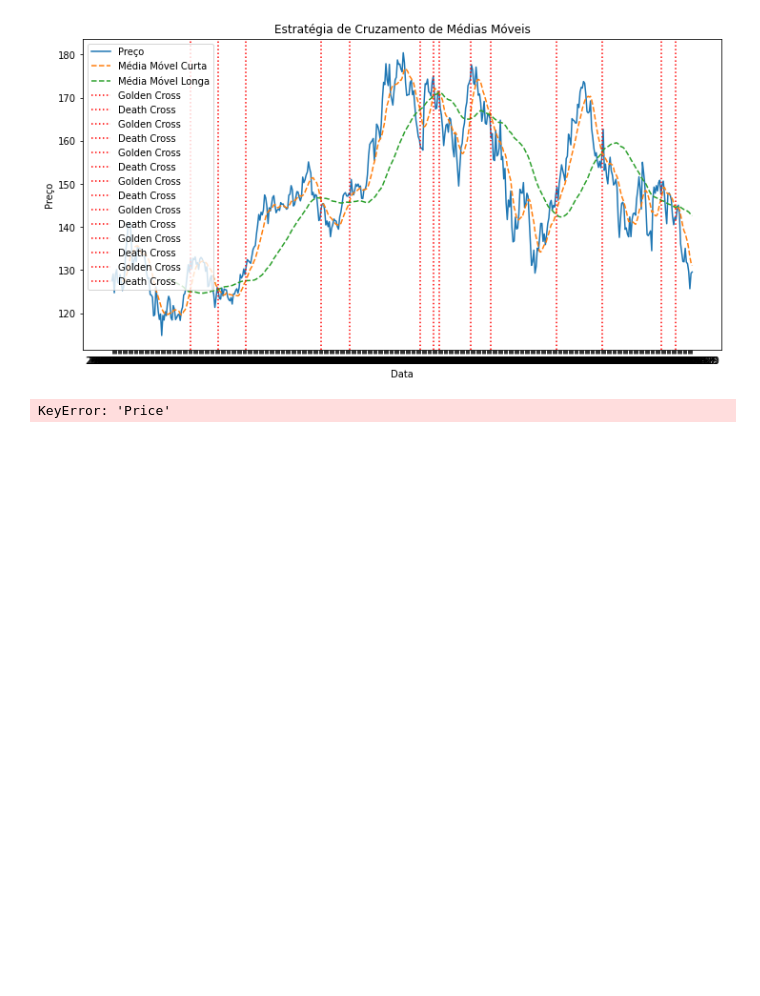
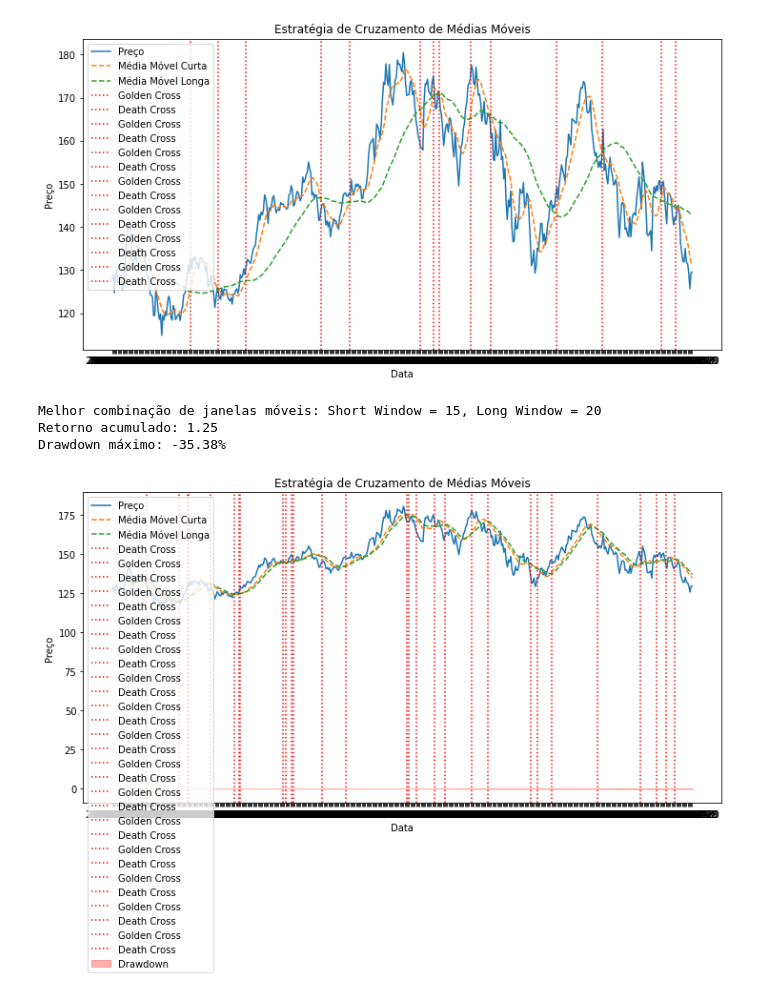
Before and after one commit to caiquemiranda/github-machine-learning-trading, a Jupyter notebook: notebook_/Trading_Strategy.ipynb, the cells around one changed output. Saved outputs shown, nothing was run; the diff lists cells and outputs as text; code cells hidden in the pictures; blank space fills up the shorter version.

```diff
--- a/notebook_/Trading_Strategy.ipynb
+++ b/notebook_/Trading_Strategy.ipynb
@@ -140,32 +140,35 @@ plot_strategy(df, crossings)
 def calculate_max_drawdown(data):
     data['Cumulative_Returns'] = (data['Returns'] + 1).cumprod()
     data['Peak'] = data['Cumulative_Returns'].cummax()
     data['Drawdown'] = data['Cumulative_Returns'] / data['Peak'] - 1
     max_drawdown = data['Drawdown'].min()
     return max_drawdown
 
 # Calcula o drawdown máximo da melhor estratégia
 calculate_moving_averages(df, best_short_window, best_long_window)
-df['Returns'] = df['Price'].pct_change() * df['Position'].shift()
+df['Returns'] = df['Adj Close'].pct_change() * df['Position'].shift()
 max_drawdown = calculate_max_drawdown(df)
 
 # Exibe o resultado da otimização com o drawdown máximo
 print(f"Melhor combinação de janelas móveis: Short Window = {best_short_window}, Long Window = {best_long_window}")
 print(f"Retorno acumulado: {best_cumulative_returns:.2f}")
 print(f"Drawdown máximo: {max_drawdown:.2%}")
 
 # Plota o gráfico atualizado com a melhor estratégia e o drawdown
 plt.figure(figsize=(12, 6))
 plt.plot(df['Date'], df['Adj Close'], label='Preço')
 plt.plot(df['Date'], df['Short_MA'], label='Média Móvel Curta', linestyle='dashed')
 plt.plot(df['Date'], df['Long_MA'], label='Média Móvel Longa', linestyle='dashed')
 for date, cross_type in crossings:
     plt.axvline(date, color='red', linestyle='dotted', label=cross_type)
 plt.fill_between(df['Date'], df['Drawdown'], color='red', alpha=0.3, label='Drawdown')
 plt.legend()
 plt.xlabel('Data')
 plt.ylabel('Preço')
 plt.title('Estratégia de Cruzamento de Médias Móveis')
 plt.show()
 # %% [output]
-KeyError: 'Price'
+Melhor combinação de janelas móveis: Short Window = 15, Long Window = 20
+Retorno acumulado: 1.25
+Drawdown máximo: -35.38%
+[figure, added]
```
